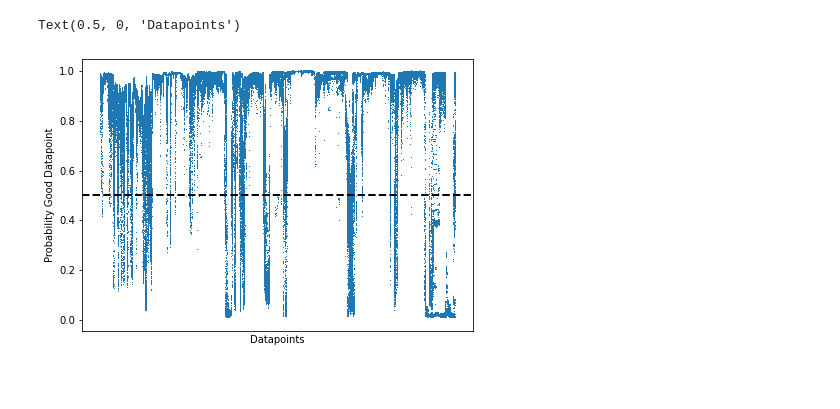
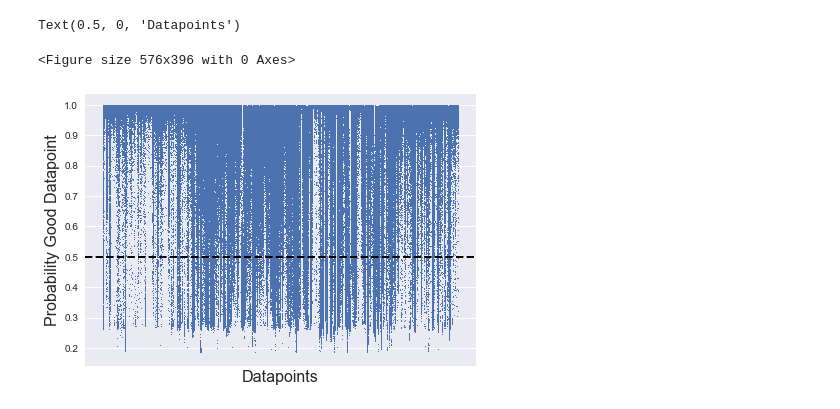
Before and after one commit to chiennifer/Public-DSC291, a Jupyter notebook: hw4/Analysis Bathymetry.ipynb, the cells around one changed output. Cells and saved outputs as stored; diff of their text form; code cells hidden in the pictures; blank space fills up the shorter version.

```diff
--- a/hw4/Analysis Bathymetry.ipynb
+++ b/hw4/Analysis Bathymetry.ipynb
@@ -2,8 +2,18 @@
 import numpy as np
 import matplotlib.pyplot as plt
 import pickle
+plt.style.use('seaborn')
 # %%
 folder = '/Users/donquixote/Documents/Public-DSC291/hw4/runtime_scores/'
-pickle_filename = folder+'model_JAMSTEC2_test_JAMSTEC2_scores.pkl'
-with open(pickle_filename, "rb") as f:
-    (features, label, scores, weights) = pickle.load(f)
+
+# score_arr = np.array([])
+# label_arr = np.array([])
+# for region in regions:
+#     pickle_filename = folder+'model_all_test_{:s}_scores.pkl'.format(region)
+#     with open(pickle_filename, "rb") as f:
+#         (features, label, scores, weights) = pickle.load(f)
+#         label_arr = np.concatenate((label_arr, label))
+#         score_arr = np.concatenate((score_arr, scores))
+# scores = score_arr
+# label = label_arr
+scores, label = np.load(folder+'valid_pred_ensemble.npy')
@@ -10,11 +23,13 @@ with open(pickle_filename, "rb") as f:
 # %%
+fig = plt.figure()
 x = np.arange(len(scores))
 fig = plt.figure(figsize = (7, 5))
 plt.plot(x, scores, ',')
 plt.axhline(0.5, color = 'k', linewidth = 2, linestyle = '--')
 plt.xticks([])
-plt.ylabel('Probability Good Datapoint')
-plt.xlabel('Datapoints')
+plt.ylabel('Probability Good Datapoint', fontsize = 16)
+plt.xlabel('Datapoints', fontsize = 16)
 # %% [output]
 Text(0.5, 0, 'Datapoints')
+<Figure size 576x396 with 0 Axes>
-[figure, old version]
+[figure, new version]
```
Also changed, not shown: parts of 46 cells of this notebook.
